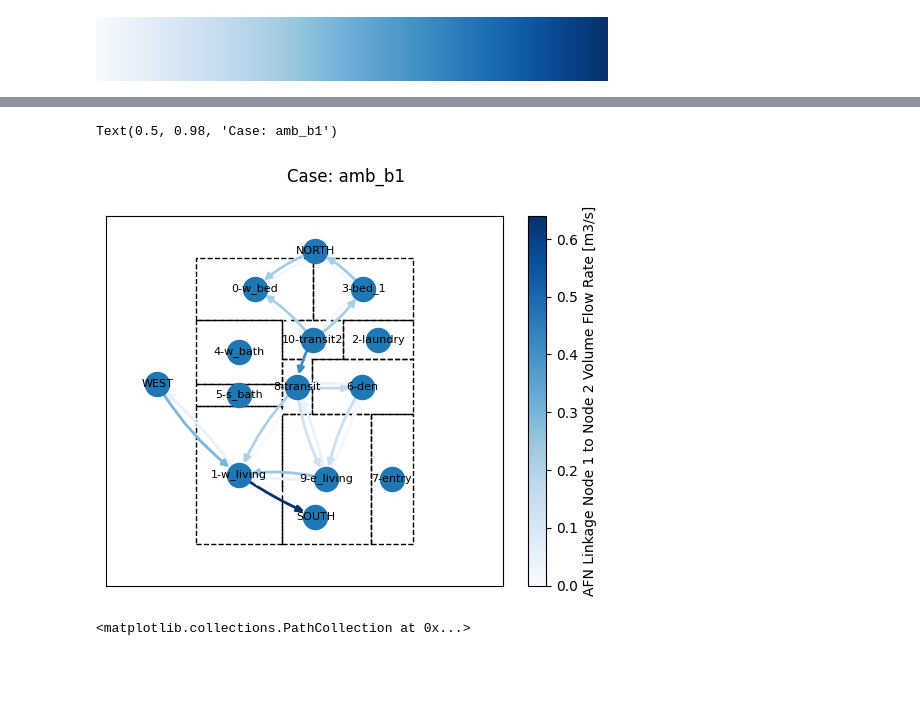
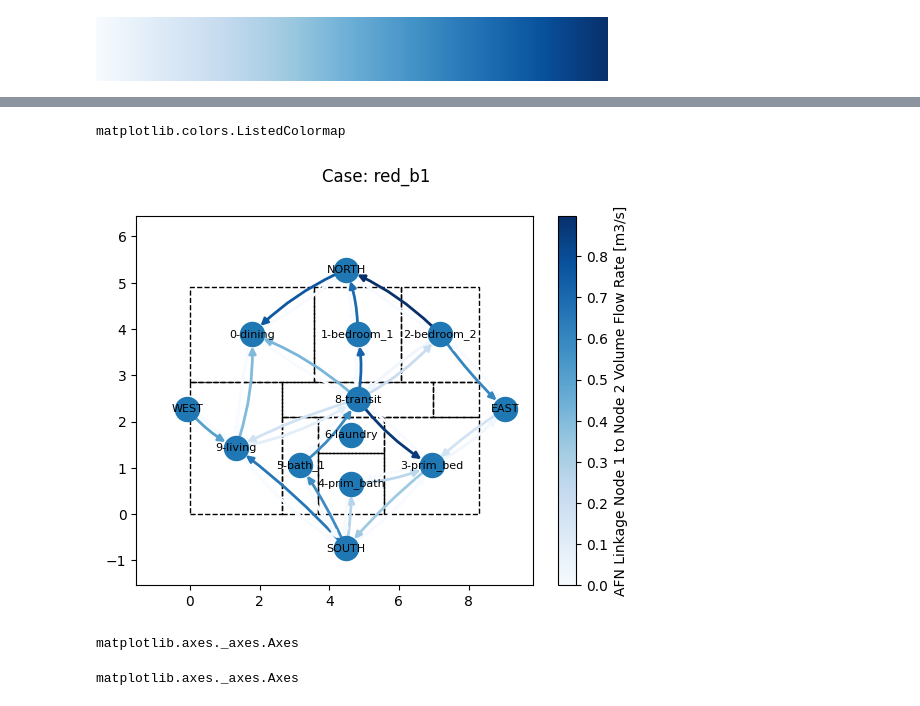
Before and after one commit to juliet29/plan2EPlus, a Jupyter notebook: _notebooks/t05_svg2plan.ipynb, the cells around one changed output, grey strips where cells are left out. Cells and saved outputs as stored; diff of their text form; code cells hidden in the pictures; blank space fills up the shorter version.

```diff
--- a/_notebooks/t05_svg2plan.ipynb
+++ b/_notebooks/t05_svg2plan.ipynb
@@ -51,15 +53,15 @@ qoi3 = "Site Wind Direction"
 qoi4 = all_variables.afn.zone["ach"]
 # %%
 case_data = retrieve_cases()
-sample_case  = case_data[0]
+sample_case  = case_data[2]
 case_name, idf, sql, path_to_input, path_to_output = sample_case
 # %%
 qois = [qoi1, qoi12]
-df = create_dataframe_for_all_cases(case_data, qoi1)
-# df2 = join_site_data(sample_case, qoi2, df1, 1)
-df1 = join_any_data(df, case_data, qoi12)
-df_case = df1.filter(pl.col("case_names") == sample_case.case_name)
-df_case.head()
+# df = create_dataframe_for_all_cases(case_data, qoi1)
+# # df2 = join_site_data(sample_case, qoi2, df1, 1)
+# df1 = join_any_data(df, case_data, qoi12)
+# df_case = df1.filter(pl.col("case_names") == sample_case.case_name)
+# df_case.head()
 # %% [output]
 shape: (5, 7)
 | case_names | space_names | qoi | values | datetimes | qoi_0 | values_0 |
@@ -142,30 +171,42 @@ def get_domain_lim(zone_domains: list[Domain]):
+# %%
+type(plt.get_cmap())
+# %% [output]
+matplotlib.colors.ListedColormap
 # %%
 connectionstyle = [f"arc3,rad={r}" for r in accumulate([0.05] * 2)]
 xlim, ylim = get_domain_lim(zone_domains)
 
 fig, ax = plt.subplots()
 
 for d in zone_domains:
     ax.add_artist(d.get_mpl_patch())
 
 ax.set(xlim=xlim, ylim=ylim)
 
 # fig, ax = plt.subplots()
-_ = nx.draw_networkx_nodes(Gm, pos, ax=ax)
+_ = nx.draw_networkx_nodes(Gm, pos, ax=ax, hide_ticks=False)
 p = nx.draw_networkx_labels(Gm, pos, ax=ax, font_size=8)
 
 
 p = nx.draw_networkx_edges(Gm, pos, edgelist=edges, edge_color=medians["values"], edge_cmap=cmap, edge_vmin=min_val,edge_vmax=max_val, connectionstyle=connectionstyle[0], width=2, ax=ax)
 
 p = nx.draw_networkx_edges(Gm, pos, edgelist=rev_edges, edge_color=medians["values_0"], edge_cmap=cmap, edge_vmin=min_val,edge_vmax=max_val, connectionstyle=connectionstyle[1], width=2, ax=ax)
 
 norm = mpl.colors.Normalize(vmin=min_val, vmax=max_val)
 fig.colorbar(cm.ScalarMappable(norm=norm, cmap=cmap), ax=ax, label=qoi_info)
 fig.suptitle(case_info)
+
+ax.xaxis.set_ticks_position('bottom')
+ax.xaxis.set_major_locator(ticker.AutoLocator())
+ax.yaxis.set_ticks_position('left')
+ax.yaxis.set_major_locator(ticker.AutoLocator())
 # %% [output]
-Text(0.5, 0.98, 'Case: amb_b1')
-[figure, old version]
+[figure, new version]
-# %%
-fig
-# %% [output]
-<matplotlib.collections.PathCollection at 0x...>
+# %%
+type(ax)
+# %% [output]
+matplotlib.axes._axes.Axes
+# %%
+mpl.axes.Axes
+# %% [output]
+matplotlib.axes._axes.Axes
```
Also changed, not shown: parts of 15 cells of this notebook, 4 other files.
